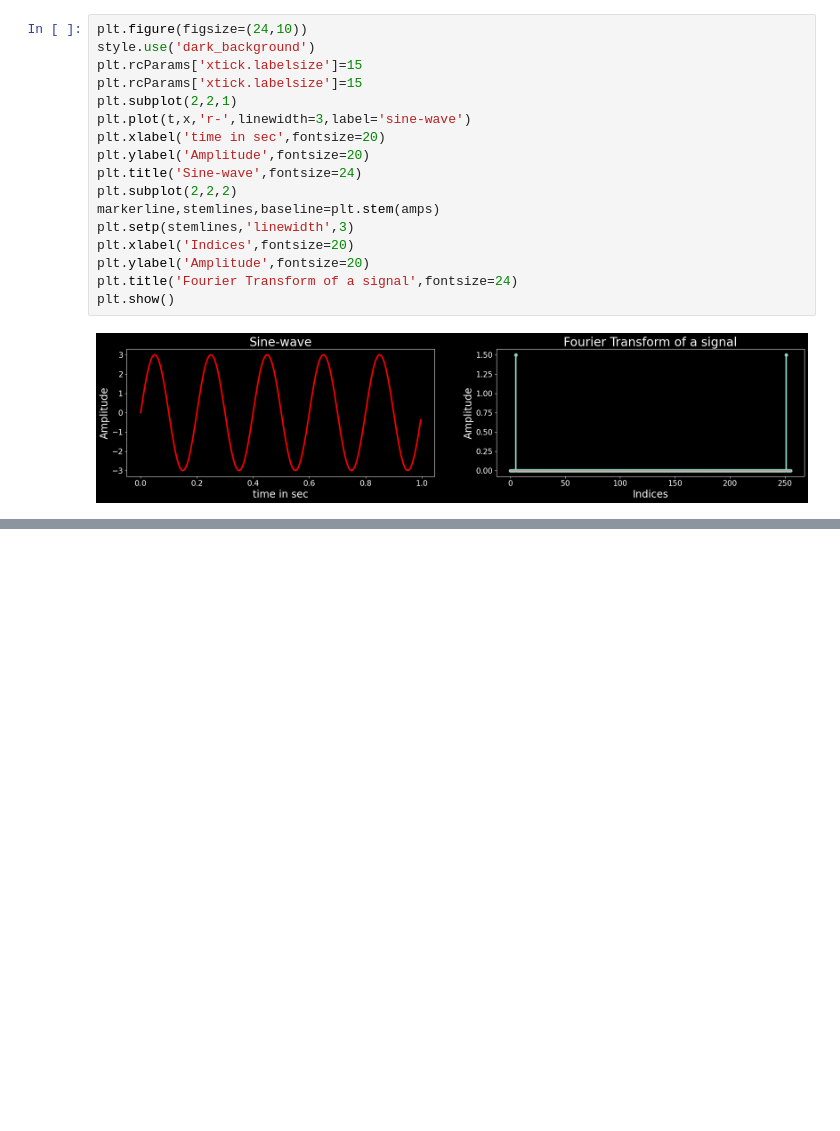
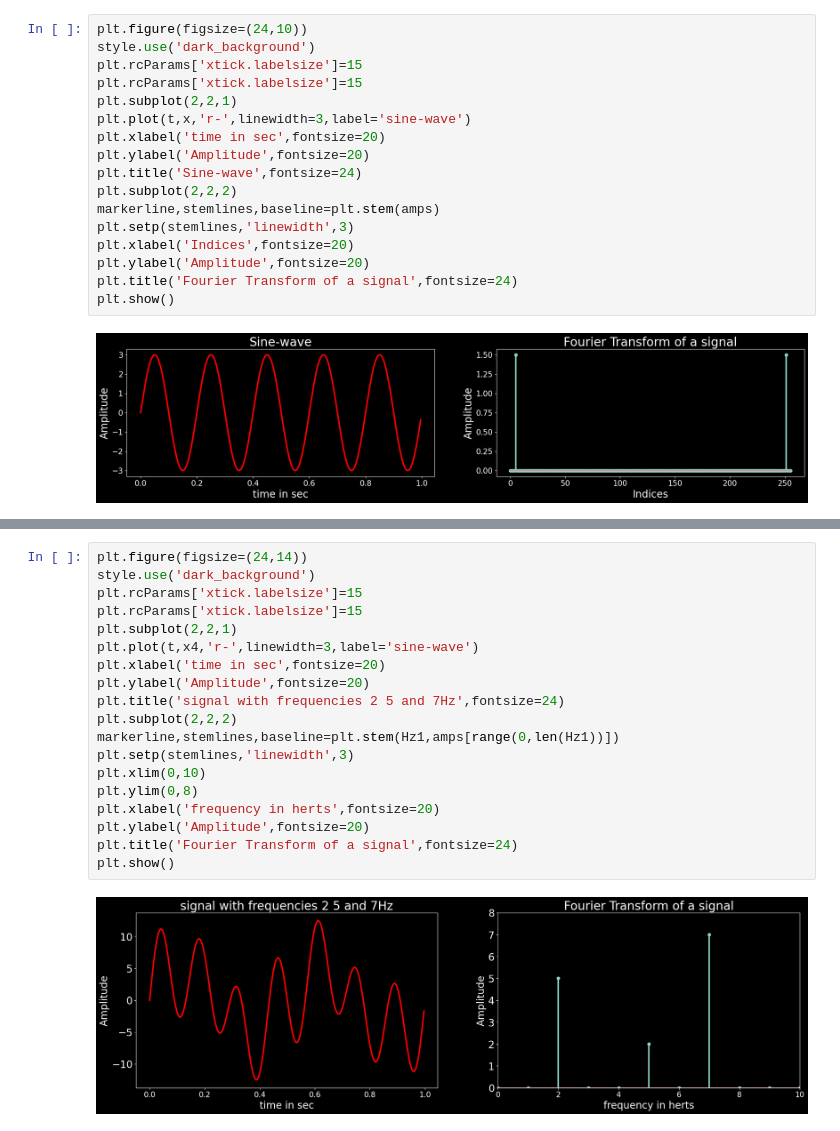
Before and after one commit to RahulChowdary221/Hello-DSP, a Jupyter notebook: fourier_transform.ipynb, the cells around one changed output, grey strips where cells are left out. Drawn from its saved outputs; the diff is of its cells as text; blank space fills up the shorter version.

```diff
--- a/fourier_transform.ipynb
+++ b/fourier_transform.ipynb
@@ -159,0 +239,21 @@ plt.show()
+# %%
+plt.figure(figsize=(24,14))
+style.use('dark_background')
+plt.rcParams['xtick.labelsize']=15
+plt.rcParams['xtick.labelsize']=15
+plt.subplot(2,2,1)
+plt.plot(t,x4,'r-',linewidth=3,label='sine-wave')
+plt.xlabel('time in sec',fontsize=20)
+plt.ylabel('Amplitude',fontsize=20)
+plt.title('signal with frequencies 2 5 and 7Hz',fontsize=24)
+plt.subplot(2,2,2)
+markerline,stemlines,baseline=plt.stem(Hz1,amps[range(0,len(Hz1))])
+plt.setp(stemlines,'linewidth',3)
+plt.xlim(0,10)
+plt.ylim(0,8)
+plt.xlabel('frequency in herts',fontsize=20)
+plt.ylabel('Amplitude',fontsize=20)
+plt.title('Fourier Transform of a signal',fontsize=24)
+plt.show()
+# %% [output]
+[figure, added]
```
Also changed, not shown: parts of 5 cells of this notebook.
